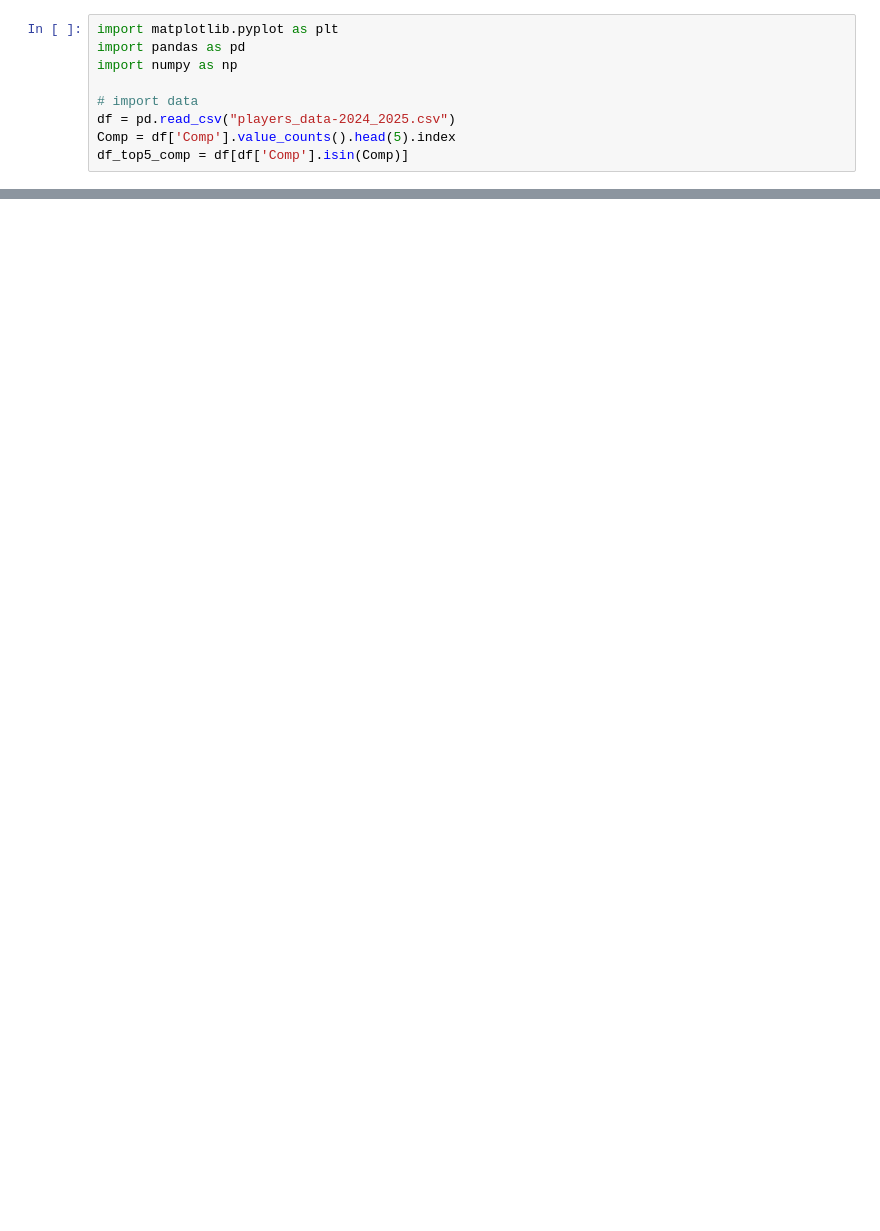
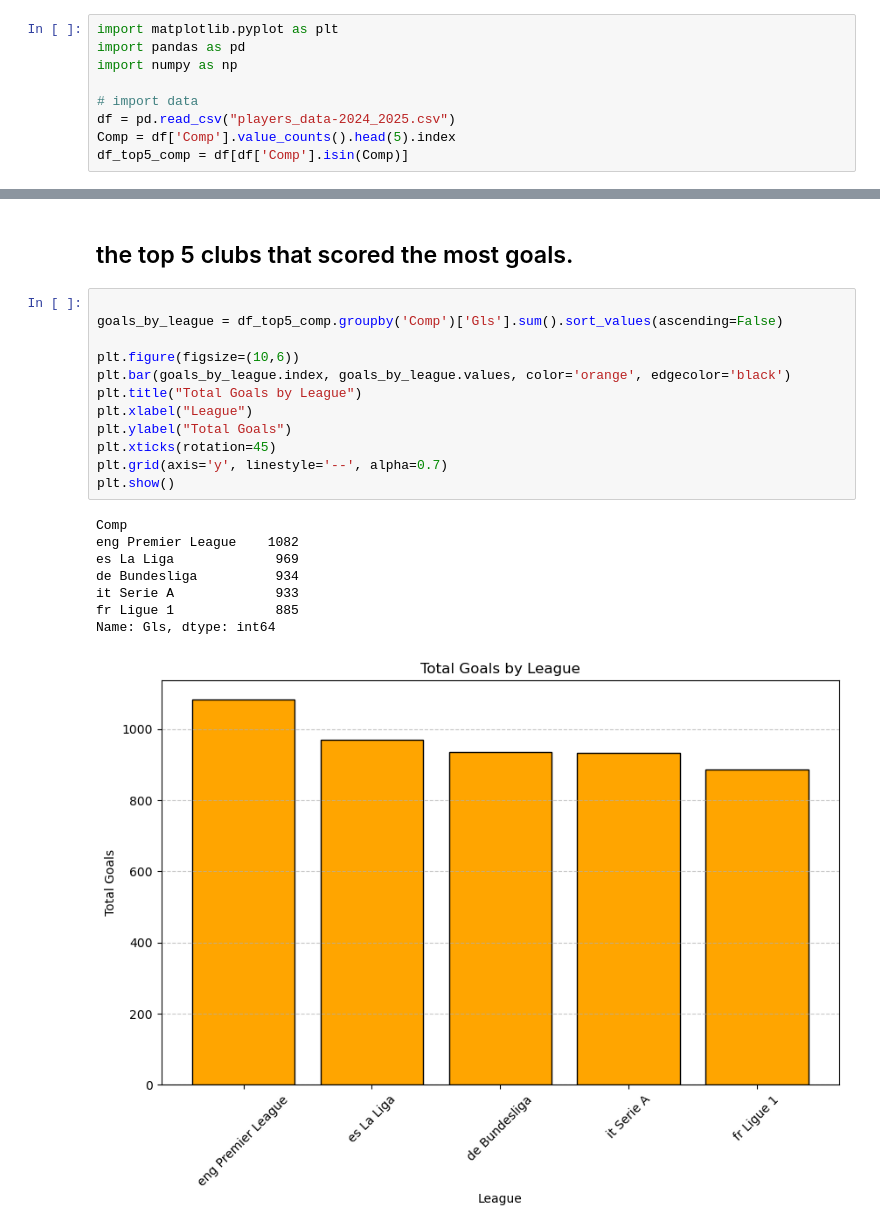
Before and after one commit to Hamza-rami/football-stats-analytics, a Jupyter notebook: project8.ipynb, the cells around one changed output, grey strips where cells are left out. Saved outputs shown, nothing was run; the diff lists cells and outputs as text; blank space fills up the shorter version.

```diff
--- a/project8.ipynb
+++ b/project8.ipynb
@@ -14,0 +26,23 @@ TypeError: Series.sort_values() got an unexpected keyword argument 'by'
+# %% [markdown]
+## the top 5 clubs that scored the most goals.
+# %%
+
+goals_by_league = df_top5_comp.groupby('Comp')['Gls'].sum().sort_values(ascending=False)
+
+plt.figure(figsize=(10,6))
+plt.bar(goals_by_league.index, goals_by_league.values, color='orange', edgecolor='black')
+plt.title("Total Goals by League")
+plt.xlabel("League")
+plt.ylabel("Total Goals")
+plt.xticks(rotation=45)
+plt.grid(axis='y', linestyle='--', alpha=0.7)
+plt.show()
+# %% [output]
+Comp
+eng Premier League    1082
+es La Liga             969
+de Bundesliga          934
+it Serie A             933
+fr Ligue 1             885
+Name: Gls, dtype: int64
+[figure, added]
```
Also changed, not shown: parts of 3 cells of this notebook, 1 other file.
